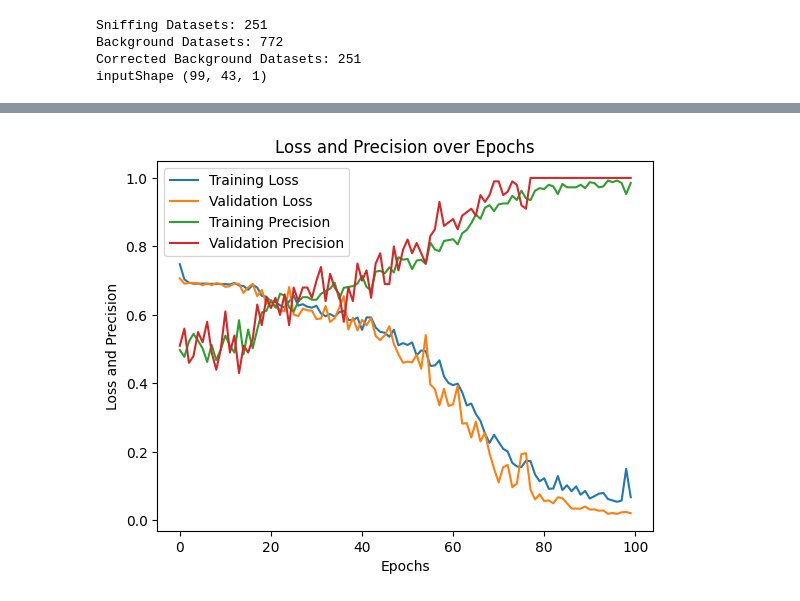
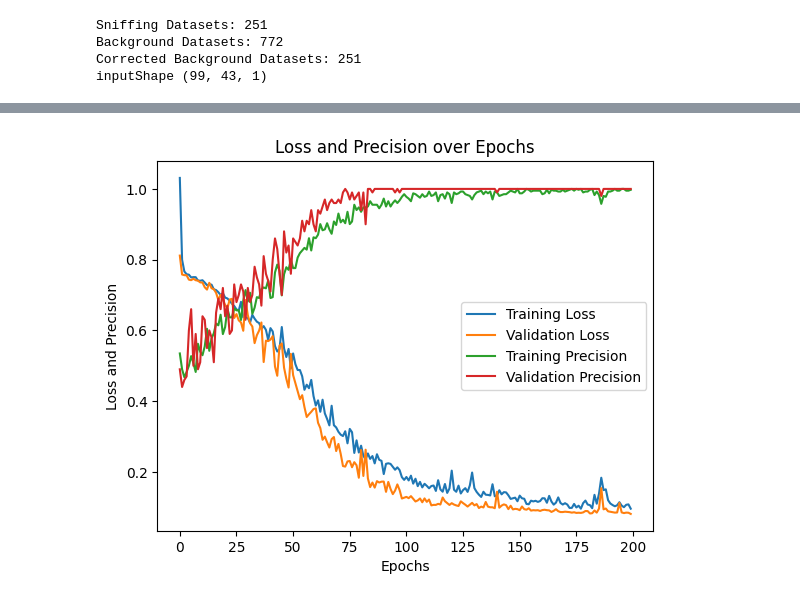
Before and after one commit to Joerg-Schultz/SniffingDetector, a Jupyter notebook: Detecting/NeuralNetwork/BuildModel_TwoOutputNeurons.ipynb, the cells around one changed output, grey strips where cells are left out. Cells and saved outputs as stored; diff of their text form; code cells hidden in the pictures.

```diff
--- a/Detecting/NeuralNetwork/BuildModel_TwoOutputNeurons.ipynb
+++ b/Detecting/NeuralNetwork/BuildModel_TwoOutputNeurons.ipynb
@@ -1,14 +1,13 @@
 # %%
-description = "Can I improve prediction by adding a kernel regularizer? The purpose of the kernel regularizer is to prevent overfitting by encouraging the model to learn simpler and more generalizable patterns. "
-data_version = "dv1"
-sniffingDir = "data/train/Sniffing"
-backgroundDir = "data/train/Background"
-testSniffingDir = "data/test/Sniffing"
-testBackgroundDir = "data/test/Background"
-
-validation_fraction = 0.2
+run_name = "kernel regularizer"
+description = "Let's test addition of a kernel regularizer: The purpose of the kernel regularizer is to prevent overfitting by encouraging the model to learn simpler and more generalizable patterns. "
+data_version = "0" # only to tell IDE that version is a viable
+%store -r data_version
+# data_version = "dv1" # if you want to force a specific version
 
 correct_class_imbalance = True
+epochs = 200
+validation_fraction = 0.2
 # %%
 import tensorflow as tf
 from tensorflow.keras.models import Sequential
@@ -103,13 +107,16 @@ Background Datasets: 772
 Corrected Background Datasets: 251
 inputShape (99, 43, 1)
 # %%
-with mlflow.start_run():
+# need the run id to log into same run over different cells
+with mlflow.start_run(run_name=run_name) as run:
+    run_id = run.info.run_id
     mlflow.tensorflow.autolog()
     mlflow.log_param("data_version", data_version)
     mlflow.log_param("validation fraction", validation_fraction)
     mlflow.log_param("correct class imbalance", correct_class_imbalance)
     mlflow.log_param("Description", description)
 # %%
+with mlflow.start_run(run_id=run_id, run_name=run_name) as run:
     model = Sequential([
         Conv2D(4, 3,
                padding='same',
@@ -163,5 +170,6 @@ Trainable params: 38,710
 Non-trainable params: 0
 _________________________________________________________________
 # %%
-    hist = model.fit(train, epochs=100, validation_data=validation)
+with mlflow.start_run(run_id=run_id, run_name=run_name) as run:
+    hist = model.fit(train, epochs=epochs, validation_data=validation)
 # %% [output]
@@ -189,27 +196,28 @@ INFO:tensorflow:Assets written to: C:\Users\Joerg\AppData\Local\Temp\tmpa7uttl1k
 # %%
-    import matplotlib.pyplot as plt
+import matplotlib.pyplot as plt
+with mlflow.start_run(run_id=run_id, run_name=run_name) as run:
     precision = list(hist.history.keys())[2]
     val_precision = list(hist.history.keys())[5]
     # Get the training loss and accuracy values from the history object
     training_loss = hist.history['loss']
     training_accuracy = hist.history[precision]
 
     # Get the validation loss and accuracy values from the history object
     validation_loss = hist.history['val_loss']
     validation_accuracy = hist.history[val_precision]
 
     # Plot the training and validation loss and accuracy on the same subplot
     plt.plot(training_loss, label='Training Loss')
     plt.plot(validation_loss, label='Validation Loss')
     plt.plot(training_accuracy, label='Training Precision')
     plt.plot(validation_accuracy, label='Validation Precision')
     plt.legend()
     plt.title('Loss and Precision over Epochs')
     plt.xlabel('Epochs')
     plt.ylabel('Loss and Precision')
     fig = plt.gcf()
     mlflow.log_figure(fig, 'Loss and Accuracy Plot.png')
     plt.show()
 # %% [output]
-[figure, old version]
+[figure, new version]
 # %%
```
Also changed, not shown: parts of 4 cells of this notebook, 1 other file.
